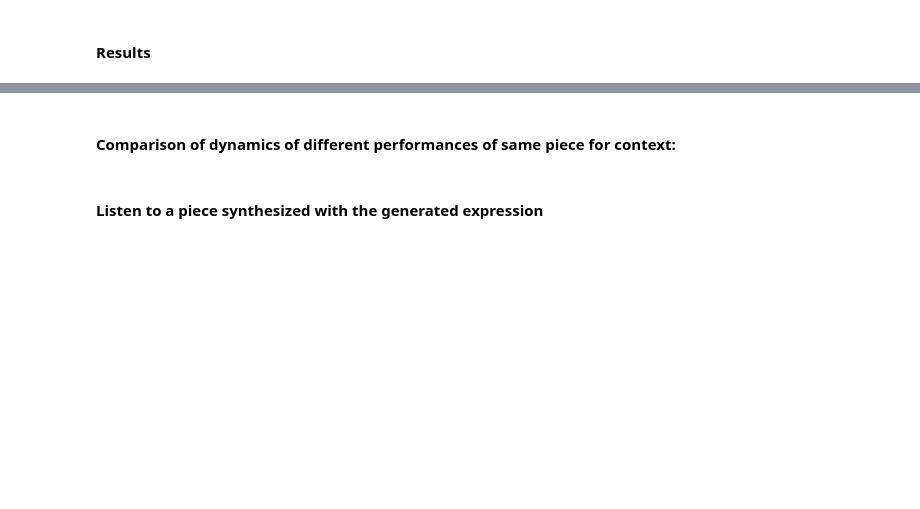
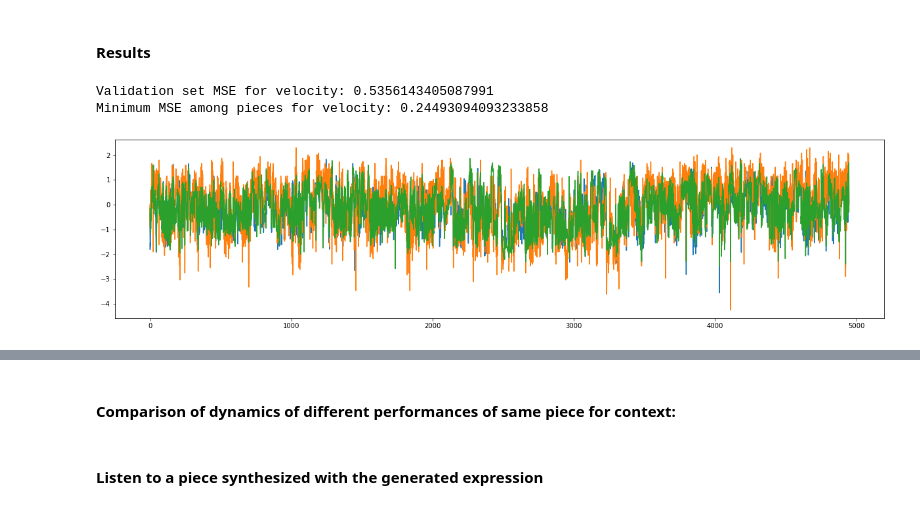
Before and after one commit to fabiozeh/deep-expression, a Jupyter notebook: ExpressionGen-seq2seq.ipynb, the cells around one changed output, grey strips where cells are left out. Drawn from its saved outputs; the diff is of its cells as text; code cells hidden in the pictures; blank space fills up the shorter version.

Commit message:
Made graphs with jupyter notebook.

```diff
--- a/ExpressionGen-seq2seq.ipynb
+++ b/ExpressionGen-seq2seq.ipynb
@@ -24,32 +24,31 @@ class Args:
     pass
 
 args = Args()
-args.data = 'MNv_I_train_sequences_fold_0.data'
-args.val_data = 'MNv_I_val_sequences_fold_0.data'
-args.model_state = '2021-05-19-test.pth'
-args.eval = False
-args.gen_attr = ['ioiRatio', 'durationSecs', 'peakLevel']
+args.data = 'mF_train_sequences.data'
+args.val_data = 'mF_val_sequences.data'
+args.model_state = '2021-11-04-windowtest-32-16-8.pth'
+args.eval = True
+args.gen_attr = ['velocity']
 args.vocab_size = 92
 args.lr = 3e-4
-args.seq_len = 60
-args.hidden_size = 64
+args.seq_len = 32
+args.hidden_size = 256
 args.dec_layers = 2
 args.enc_layers = 2
 args.dropout = 0.04
 args.batch_size = 128
-args.epochs = 3
 args.max_steps = 1000
 args.scheduler_step = 15000
-args.lr_decay_by = 0.6
-args.stride = 50
-args.context = 5
+args.lr_decay_by = 0.5
+args.stride = 16
+args.context = 8
 args.no_ctx_train = False
 args.dev_run = False
-args.workers = 0
-args.cpu_only = True
+args.workers = 2
+args.cpu_only = False
 args.pitch_dict = 'mF_pitch_dict.data'
-args.norm = 'MNv_I_normalizer_fold_0.data'
-args.test_data = 'MNv_I_test_sequences_fold_0.data'
+args.norm = 'mF_normalizer.data'
+args.test_data = 'mF_test_sequences.data'
 # %% [markdown]
 #### Setting path and loading dataset
 # %%
@@ -60,7 +59,7 @@ import pickle
 
 
 if runLocal:
-    pathRoot = 'data/'
+    pathRoot = 'C:\\Users\\fabio\\Datasets'
 else:
     pathRoot = '/content/drive/My Drive/colab_data/'
     !wget "https://raw.githubusercontent.com/fabiozeh/deep-expression/master/dataloader.py"
@@ -116,7 +102,7 @@ Validation set MSE for peakLevel: 1.1442185567174958
 import torch
 
 # Load model
-model.load_state_dict(torch.load(STATE_DICT_NAME))
+model.load_state_dict(torch.load(args.model_state))
 
 model.eval()
 
@@ -126,13 +112,19 @@ Yhat, mse = seq2seq.evaluation(val, args.seq_len, model, stride=args.stride, out
 for i, col in enumerate(args.gen_attr):
     print('Validation set MSE for ' + col + ': ' + str(np.mean(mse[:, i])))
     print('Minimum MSE among pieces for ' + col + ': ' + str(mse[:, i].min()))
+# %% [output]
+Validation set MSE for velocity: 0.5356143405087991
+Minimum MSE among pieces for velocity: 0.24493094093233858
 # %%
 import matplotlib.pyplot as plt
-
-piece = 0
-attr = ['durationSecs']
+#32 35 0
+piece = 63
+attr = ['velocity']
 plt.figure(figsize=(21, 5))
-plt.plot(Yhat[piece][:200,1])
-plt.plot(test[piece][0][1].loc[:,attr].to_numpy()[:200])
+plt.plot(Yhat[piece][:,0])
+plt.plot(val[piece][0][1].loc[:,attr].to_numpy()[:])
+plt.plot(Y16[piece][:,0])
 # print(test_sequences[piece][1].columns[attr])
 plt.show()
+# %% [output]
+[figure, added]
```
Also changed, not shown: parts of 3 cells of this notebook.
